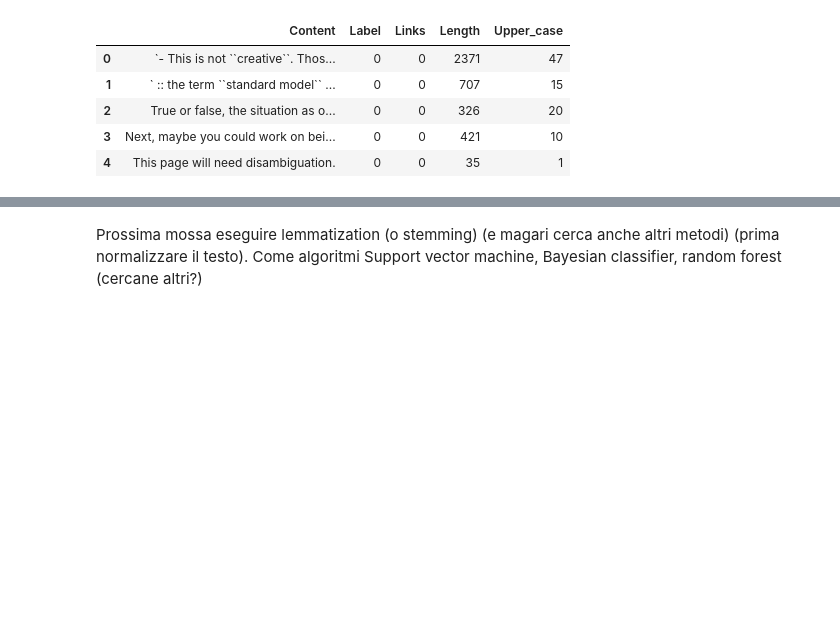
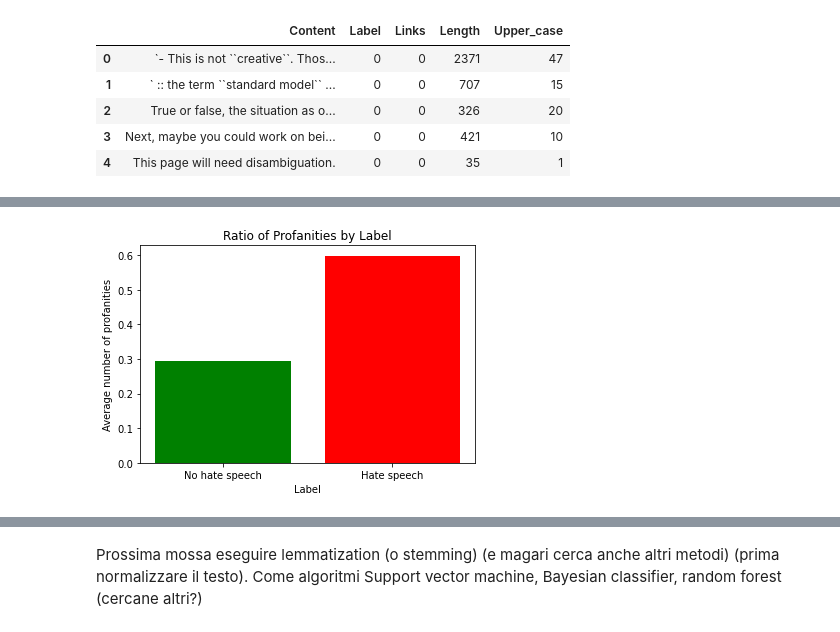
Before and after one commit to FilippoSechi/HateSpeechDetection, a Jupyter notebook: notebook.ipynb, the cells around one changed output, grey strips where cells are left out. Saved outputs shown, nothing was run; the diff lists cells and outputs as text; code cells hidden in the pictures; blank space fills up the shorter version.

```diff
--- a/notebook.ipynb
+++ b/notebook.ipynb
@@ -295 +263,23 @@ df.tail(50)
+# %%
+import matplotlib.pyplot as plt
+import numpy as np
+
+# Calculate ratios
+total_counts = df['Label'].value_counts()  # Count the occurrences of each label (0 and 1)
+profanities_0 = df.loc[df['Label'] == 0, 'Profanities']  # Profanities for label 0
+profanities_1 = df.loc[df['Label'] == 1, 'Profanities']  # Profanities for label 1
+ratio_0 = np.sum(profanities_0) / total_counts[0]  # Ratio of profanities for label 0
+ratio_1 = np.sum(profanities_1) / total_counts[1]  # Ratio of profanities for label 1
+
+# Plotting the stacked bar chart
+categories = ['No hate speech', 'Hate speech']
+colors = ['green', 'red']
+
+plt.bar(categories, [ratio_0, ratio_1], color=colors)
+plt.xlabel('Label')
+plt.ylabel('Average number of profanities')
+plt.title('Ratio of Profanities by Label')
+plt.show()
+# %% [output]
+[figure, added]
 # %%
```
Also changed, not shown: parts of 27 cells of this notebook, 1 other file.
